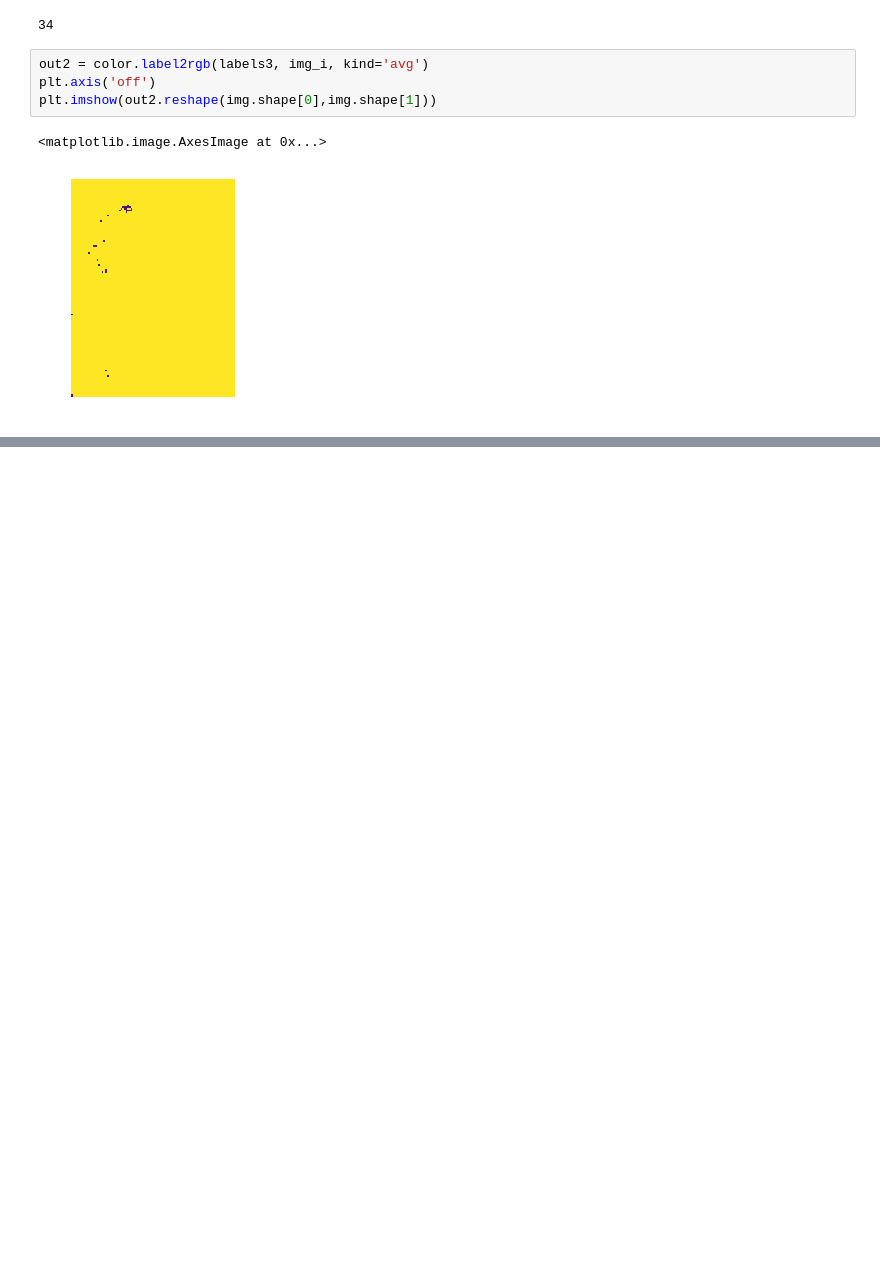
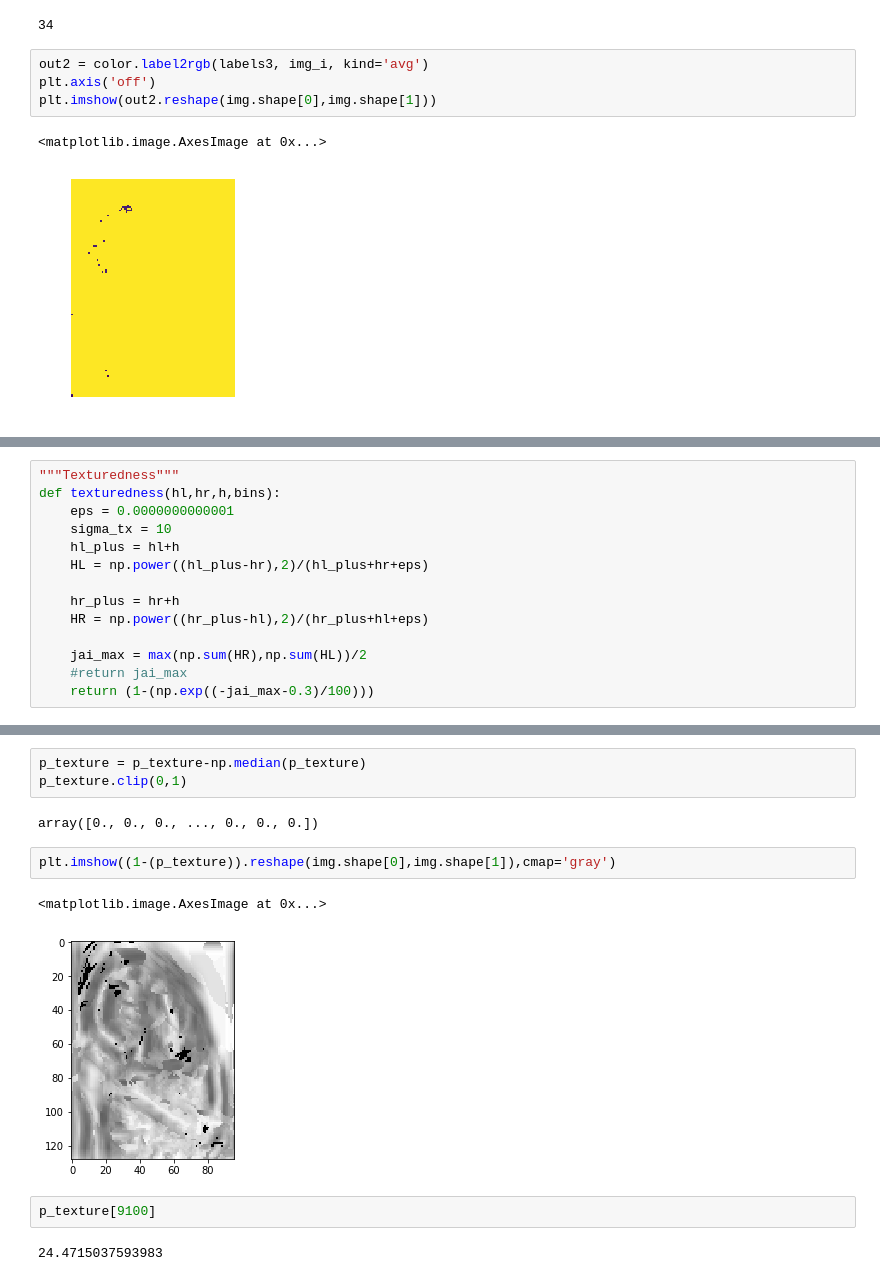
Before and after one commit to saikat-d/LeungMalikSegmentation, a Jupyter notebook: textons.ipynb, the cells around one changed output, grey strips where cells are left out. Drawn from its saved outputs; the diff is of its cells as text; blank space fills up the shorter version.

```diff
--- a/textons.ipynb
+++ b/textons.ipynb
@@ -587,0 +605,14 @@ plt.imshow(out2.reshape(img.shape[0],img.shape[1]))
+# %%
+"""Texturedness"""
+def texturedness(hl,hr,h,bins):
+    eps = 0.0000000000001
+    sigma_tx = 10
+    hl_plus = hl+h
+    HL = np.power((hl_plus-hr),2)/(hl_plus+hr+eps)
+
+    hr_plus = hr+h
+    HR = np.power((hr_plus-hl),2)/(hr_plus+hl+eps)
+
+    jai_max = max(np.sum(HR),np.sum(HL))/2
+    #return jai_max
+    return (1-(np.exp((-jai_max-0.3)/100)))
@@ -587,0 +709,14 @@ plt.imshow(out2.reshape(img.shape[0],img.shape[1]))
+# %%
+p_texture = p_texture-np.median(p_texture)
+p_texture.clip(0,1)
+# %% [output]
+array([0., 0., 0., ..., 0., 0., 0.])
+# %%
+plt.imshow((1-(p_texture)).reshape(img.shape[0],img.shape[1]),cmap='gray')
+# %% [output]
+<matplotlib.image.AxesImage at 0x...>
+[figure, added]
+# %%
+p_texture[9100]
+# %% [output]
+24.4715037593983
```
Also changed, not shown: parts of 9 cells of this notebook.
